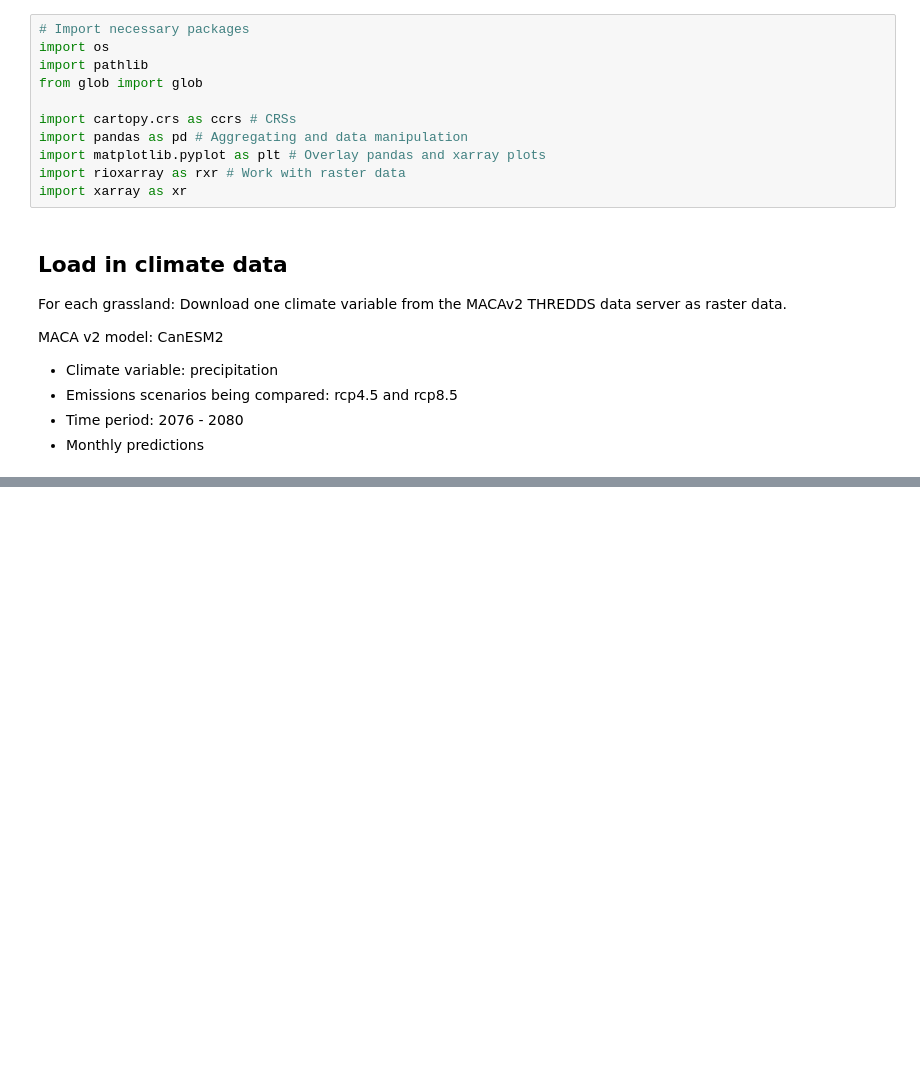
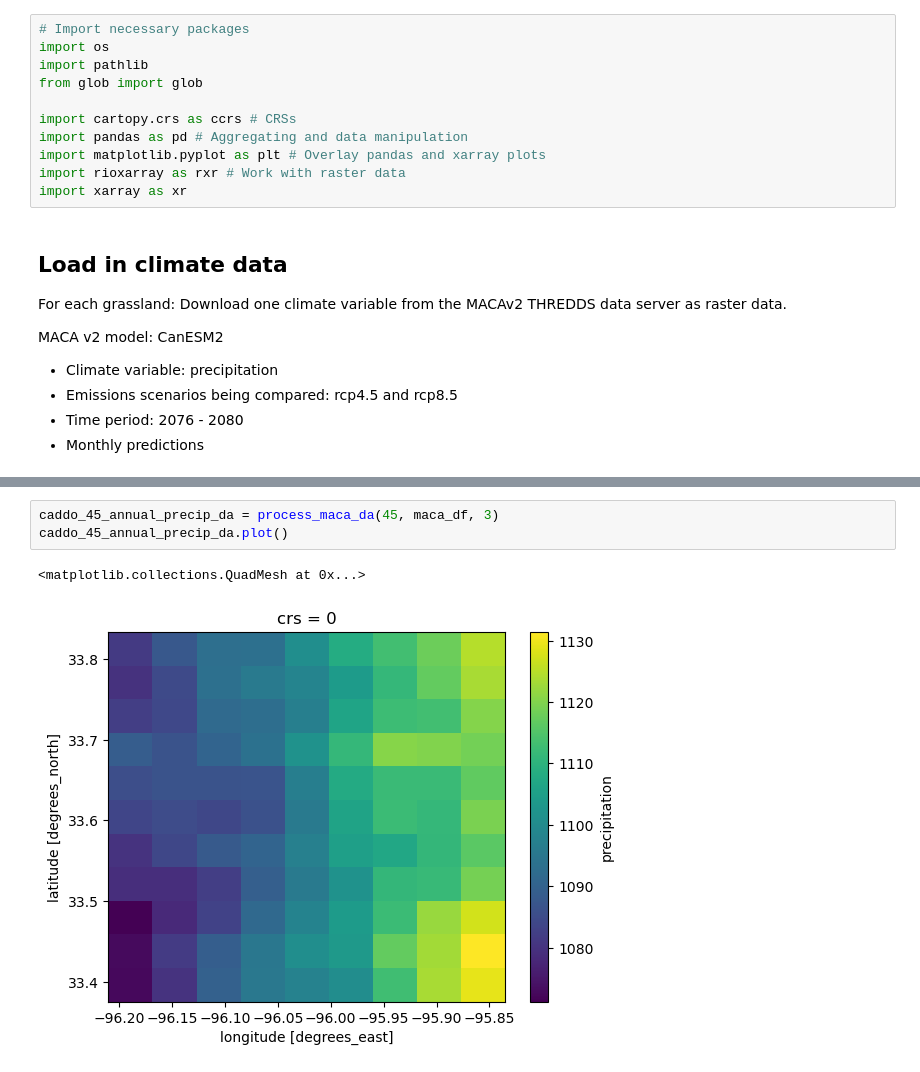
Before and after one commit to hanried/habitat-suitability, a Jupyter notebook: 03-habitat-suitability-climate.ipynb, the cells around one changed output, grey strips where cells are left out. Cells and saved outputs as stored; diff of their text form; blank space fills up the shorter version.

```diff
--- a/03-habitat-suitability-climate.ipynb
+++ b/03-habitat-suitability-climate.ipynb
@@ -497,0 +157,6 @@ AttributeError: 'DataArray' object has no attribute 'precipitation'
+# %%
+caddo_45_annual_precip_da = process_maca_da(45, maca_df, 3)
+caddo_45_annual_precip_da.plot()
+# %% [output]
+<matplotlib.collections.QuadMesh at 0x...>
+[figure, added]
```
Also changed, not shown: parts of 49 cells of this notebook.
